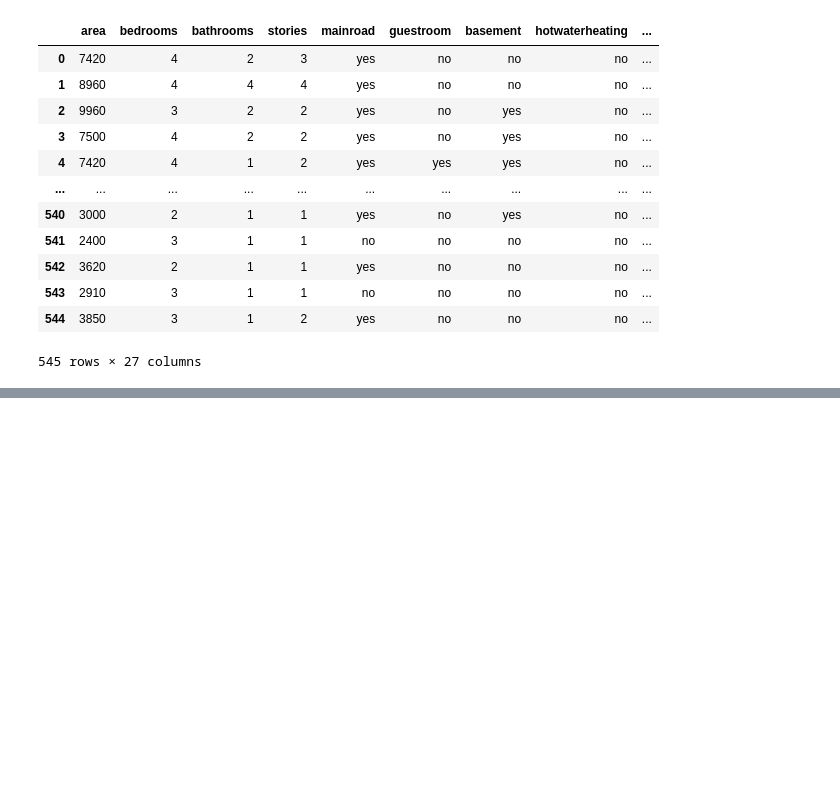
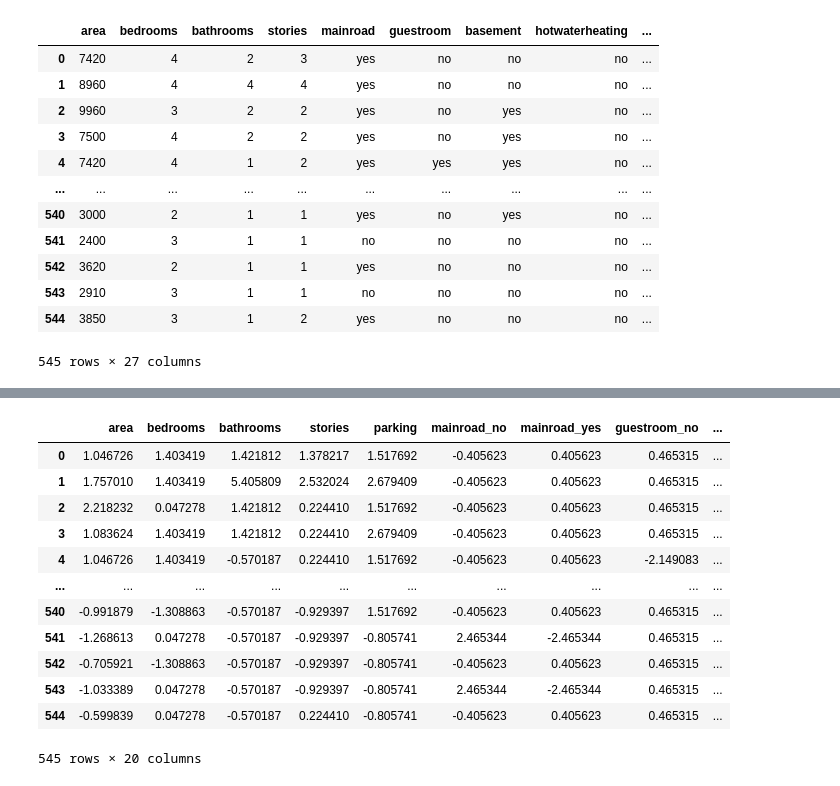
Before and after one commit to mavrick08/AWP, a Jupyter notebook: Linear Regression Algorithm - 2.ipynb, the cells around one changed output, grey strips where cells are left out. Drawn from its saved outputs; the diff is of its cells as text; code cells hidden in the pictures; blank space fills up the shorter version.

```diff
--- a/Linear Regression Algorithm - 2.ipynb
+++ b/Linear Regression Algorithm - 2.ipynb
@@ -446,0 +525,2 @@ input_df
+# %%
+col_names = final_df.columns.to_list()
@@ -446,0 +552,4 @@ input_df
+# %%
+scaler = StandardScaler()
+# %%
+scaler.fit(final_df)
@@ -446,0 +558,2 @@ input_df
+# %%
+final_df[col_names] = scaler.transform(final_df)
@@ -446,0 +571,16 @@ input_df
+# %%
+final_df
+# %% [output]
+|  | area | bedrooms | bathrooms | stories | parking | mainroad_no | mainroad_yes | guestroom_no | ... |
+| 0 | 1.046726 | 1.403419 | 1.421812 | 1.378217 | 1.517692 | -0.405623 | 0.405623 | 0.465315 | ... |
+| 1 | 1.757010 | 1.403419 | 5.405809 | 2.532024 | 2.679409 | -0.405623 | 0.405623 | 0.465315 | ... |
+| 2 | 2.218232 | 0.047278 | 1.421812 | 0.224410 | 1.517692 | -0.405623 | 0.405623 | 0.465315 | ... |
+| 3 | 1.083624 | 1.403419 | 1.421812 | 0.224410 | 2.679409 | -0.405623 | 0.405623 | 0.465315 | ... |
+| 4 | 1.046726 | 1.403419 | -0.570187 | 0.224410 | 1.517692 | -0.405623 | 0.405623 | -2.149083 | ... |
+| ... | ... | ... | ... | ... | ... | ... | ... | ... | ... |
+| 540 | -0.991879 | -1.308863 | -0.570187 | -0.929397 | 1.517692 | -0.405623 | 0.405623 | 0.465315 | ... |
+| 541 | -1.268613 | 0.047278 | -0.570187 | -0.929397 | -0.805741 | 2.465344 | -2.465344 | 0.465315 | ... |
+| 542 | -0.705921 | -1.308863 | -0.570187 | -0.929397 | -0.805741 | -0.405623 | 0.405623 | 0.465315 | ... |
+| 543 | -1.033389 | 0.047278 | -0.570187 | -0.929397 | -0.805741 | 2.465344 | -2.465344 | 0.465315 | ... |
+| 544 | -0.599839 | 0.047278 | -0.570187 | 0.224410 | -0.805741 | -0.405623 | 0.405623 | 0.465315 | ... |
+545 rows × 20 columns
```
Also changed, not shown: parts of 42 cells of this notebook.
